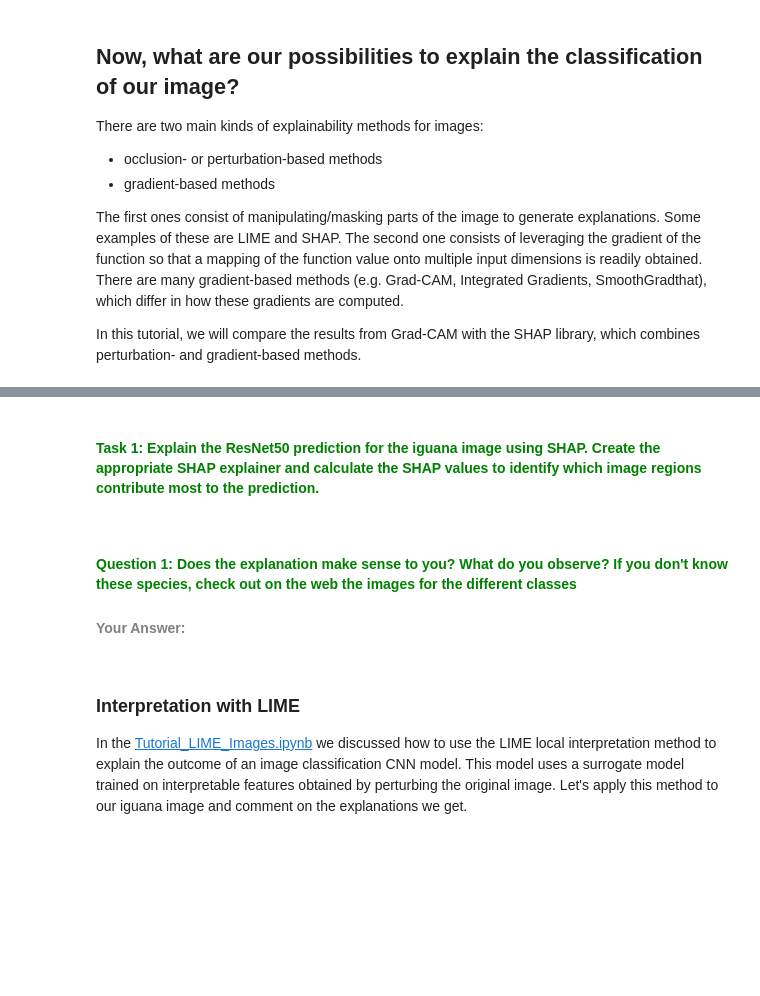
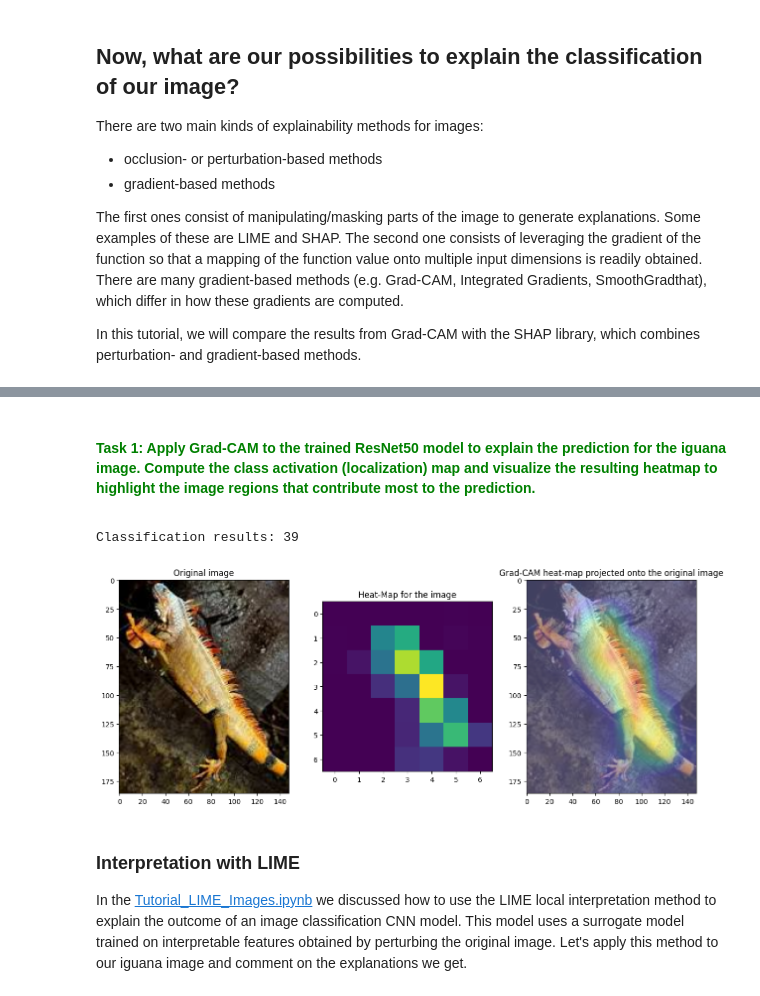
Before and after one commit to aseuteurideu/xai-tutorials, a Jupyter notebook: xai-for-cnn/6-Tutorial_XAI_for_ImageAnalysis.ipynb, the cells around one changed output, grey strips where cells are left out. Saved outputs shown, nothing was run; the diff lists cells and outputs as text; code cells hidden in the pictures; blank space fills up the shorter version.

```diff
--- a/xai-for-cnn/6-Tutorial_XAI_for_ImageAnalysis.ipynb
+++ b/xai-for-cnn/6-Tutorial_XAI_for_ImageAnalysis.ipynb
@@ -82,6 +83,7 @@ We first load the image we want to analyse and the model we use for predicton.
 # read and visualize the image
 path_to_img = '../data/images/Iguana.jpeg'
 img = utils.read_image_cv(path_to_img)
+img_PIL = utils.read_image_PIL(path_to_img)
 plt.imshow(img)
 plt.show()
 
@@ -128,4 +128,4 @@ In the [Tutorial_SHAP_Images.ipynb](5-Tutorial_SHAP_Images.ipynb) notebook you w
 # %% [markdown]
 <font color='green'>
 
-#### Task 1: Explain the ResNet50 prediction for the iguana image using SHAP. Create the appropriate SHAP explainer and calculate the SHAP values to identify which image regions contribute most to the prediction.
+#### Task 1: Apply Grad-CAM to the trained ResNet50 model to explain the prediction for the iguana image. Compute the class activation (localization) map and visualize the resulting heatmap to highlight the image regions that contribute most to the prediction.
@@ -145,11 +132,50 @@ In the [Tutorial_SHAP_Images.ipynb](5-Tutorial_SHAP_Images.ipynb) notebook you w
-# %% [markdown]
-<font color='green'>
-
-#### Question 1: Does the explanation make sense to you? What do you observe? If you don't know these species, check out on the web the images for the different classes
-
-<font color='grey'>
-
-#### Your Answer:
+# %%
+# Step 1: Forward Pass
+logits = model_gc(img_trans)
+feat_maps = model_gc.get_activations(img_trans).detach() # get the activations of the last convolutional layer
+
+# Step 2: Select the Target Class
+pred_class = logits.argmax(dim=1)
+print(f'Classification results: {pred_class.item()}')
+# %% [output]
+Classification results: 39
+# %%
+c = 39
+
+# Step 3: Compute the Gradients
+logits[:,c].backward(retain_graph=True) #get the gradient of the class c wrt. the feature map
+gradients = model_gc.get_gradient() # pull the gradients out of the model
+
+# Step 4: Compute the Grad-CAM
+pooled_gradients = torch.mean(gradients, dim=[0, 2, 3]) # get global average pooling across the filters
+
+for i in range(feat_maps.size(1)):
+    feat_maps[:, i, :, :] *= pooled_gradients[i] # weight the filters by corresponding gradients
+
+localization_map = torch.sum(feat_maps, dim=1).squeeze() # average the channels of the activations
+localization_map = localization_map.numpy() # convert the map to be a numpy array
+localization_map = np.maximum(localization_map, 0) # relu on top of the localization map
+
+# Step 5: Post-processing
+localization_map /= np.max(localization_map) # normalize the localization_map
+heatmap = cv.resize(localization_map, (img_PIL.size[0], img_PIL.size[1])) # resize to image size
+heatmap = np.uint8(255 * heatmap) # normalize to [0, 255] range and convert to unsigned int
+
+# Step 6: Plot Results
+plt.figure(figsize=(15, 15))
+plt.subplot(131)
+plt.imshow(img_PIL)
+plt.title('Original image')
+plt.subplot(132)
+plt.imshow(localization_map.squeeze())
+plt.title('Heat-Map for the image')
+plt.subplot(133)
+plt.imshow(heatmap, cmap='jet', alpha=0.5)
+plt.imshow(img_PIL, alpha=0.5)
+plt.title('Grad-CAM heat-map projected onto the original image')
+plt.show()
+# %% [output]
+[figure, added]
 # %% [markdown]
 ### Interpretation with LIME
 In the [Tutorial_LIME_Images.ipynb](./4-Tutorial_LIME_Images.ipynb) we discussed how to use the LIME local interpretation method to explain the outcome of an image classification CNN model. This model uses a surrogate model trained on interpretable features obtained by perturbing the original image. Let's apply this method to our iguana image and comment on the explanations we get.
```
Also changed, not shown: parts of 21 cells of this notebook, 1 other file.
